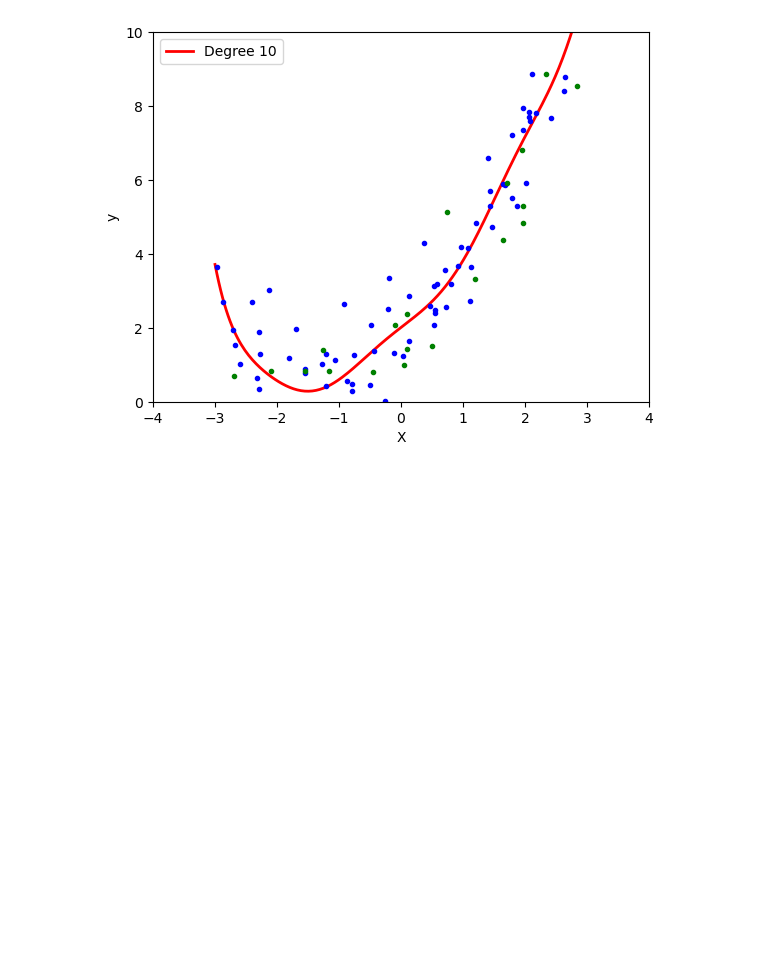
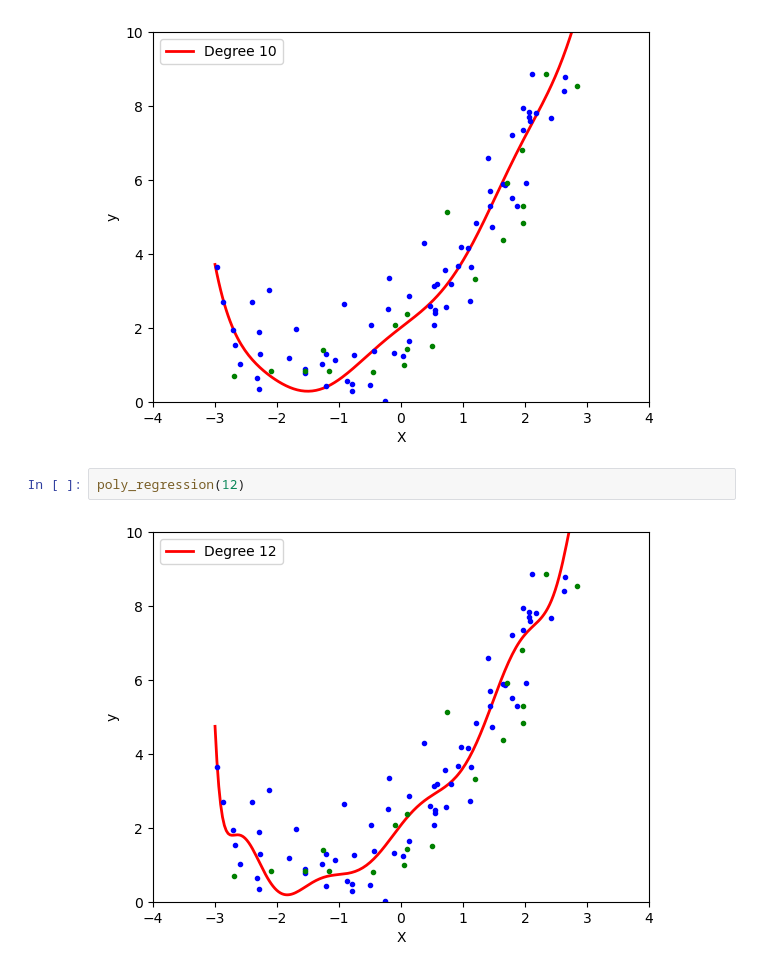
Before and after one commit to rahul-coo/Polynomial_reg_model, a Jupyter notebook: Polynomial_Reg_Model.ipynb, the cells around one changed output. Drawn from its saved outputs; the diff is of its cells as text; blank space fills up the shorter version.

```diff
--- a/Polynomial_Reg_Model.ipynb
+++ b/Polynomial_Reg_Model.ipynb
@@ -240,3 +240,7 @@ def poly_regression(degree):
 poly_regression(10)
 # %% [output]
 [figure]
+# %%
+poly_regression(12)
+# %% [output]
+[figure, added]
```
Also changed, not shown: parts of 1 cell of this notebook.
